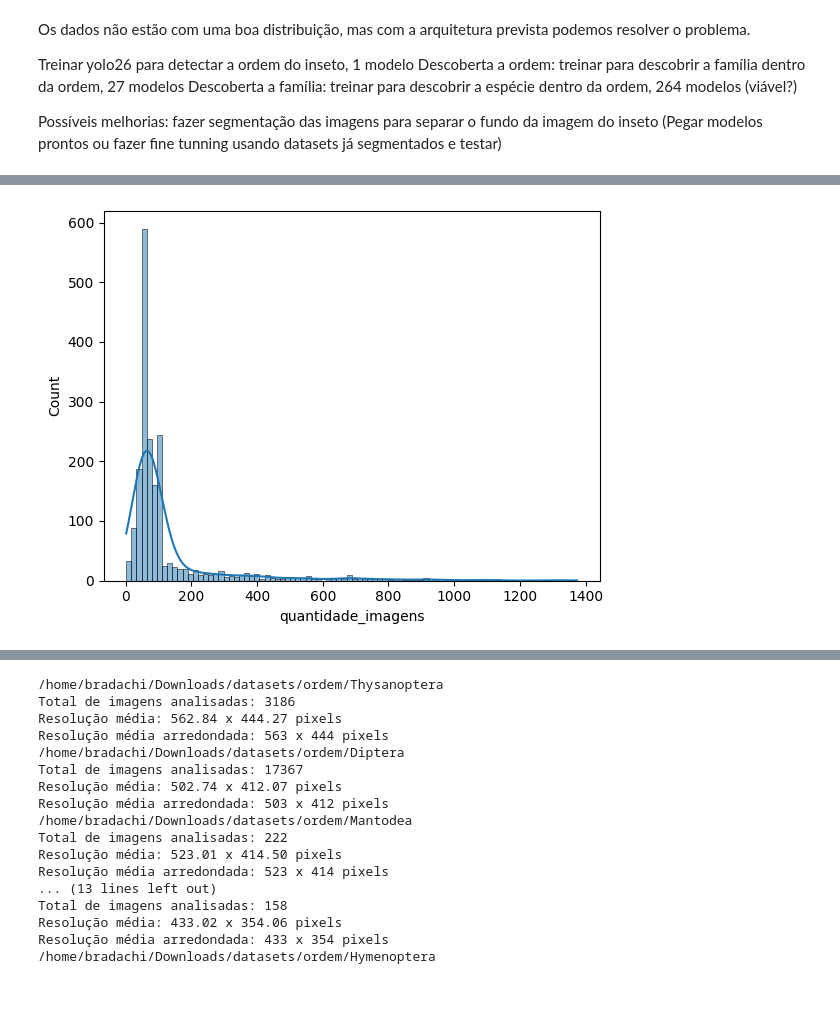
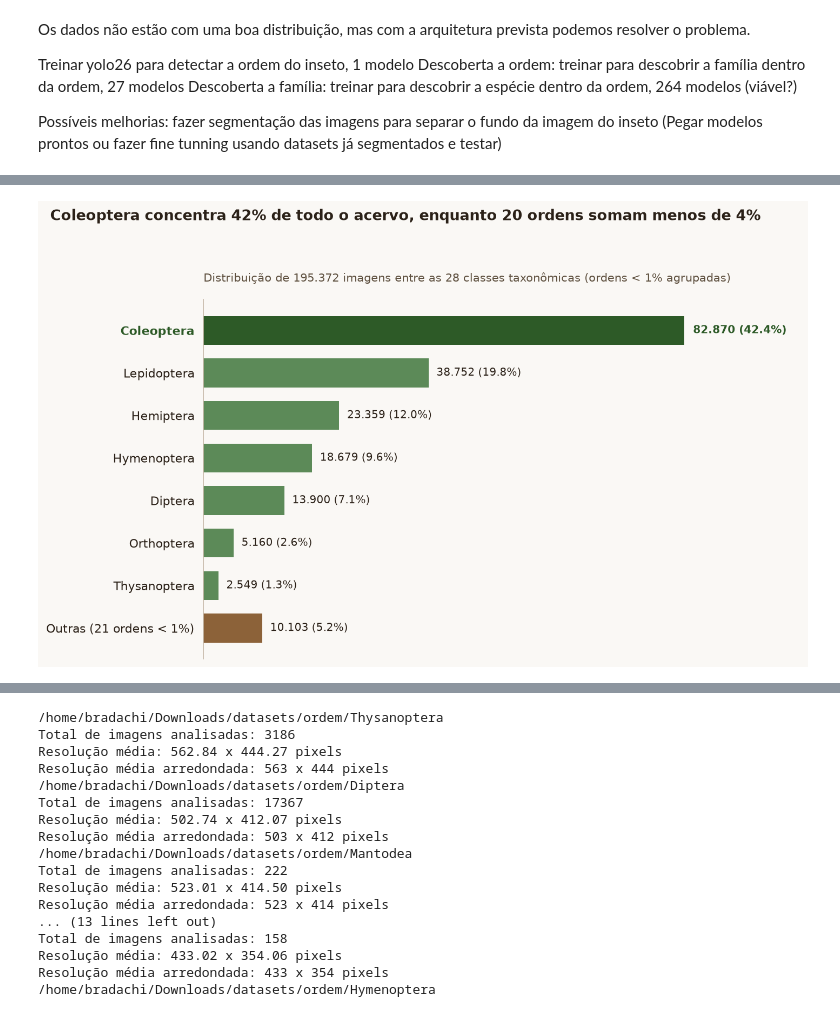
Before and after one commit to JBradachi/ml-engineering, a Jupyter notebook: final-project/data.ipynb, the cells around one changed output, grey strips where cells are left out. Cells and saved outputs as stored; diff of their text form; code cells hidden in the pictures.

```diff
--- a/final-project/data.ipynb
+++ b/final-project/data.ipynb
@@ -102,5 +97,0 @@ Name: quantidade_imagens, dtype: float64
-# %%
-sns.histplot(data=df_species, x='quantidade_imagens', kde=True)
-plt.show()
-# %% [output]
-[figure, removed]
@@ -107,2 +214,6 @@ plt.show()
+# %%
+plota_distribuicao(df_ordem)
+# %% [output]
+[figure, added]
 # %%
 # métricas a nivel de familia
```
Also changed, not shown: parts of 13 cells of this notebook, 33 other files.
